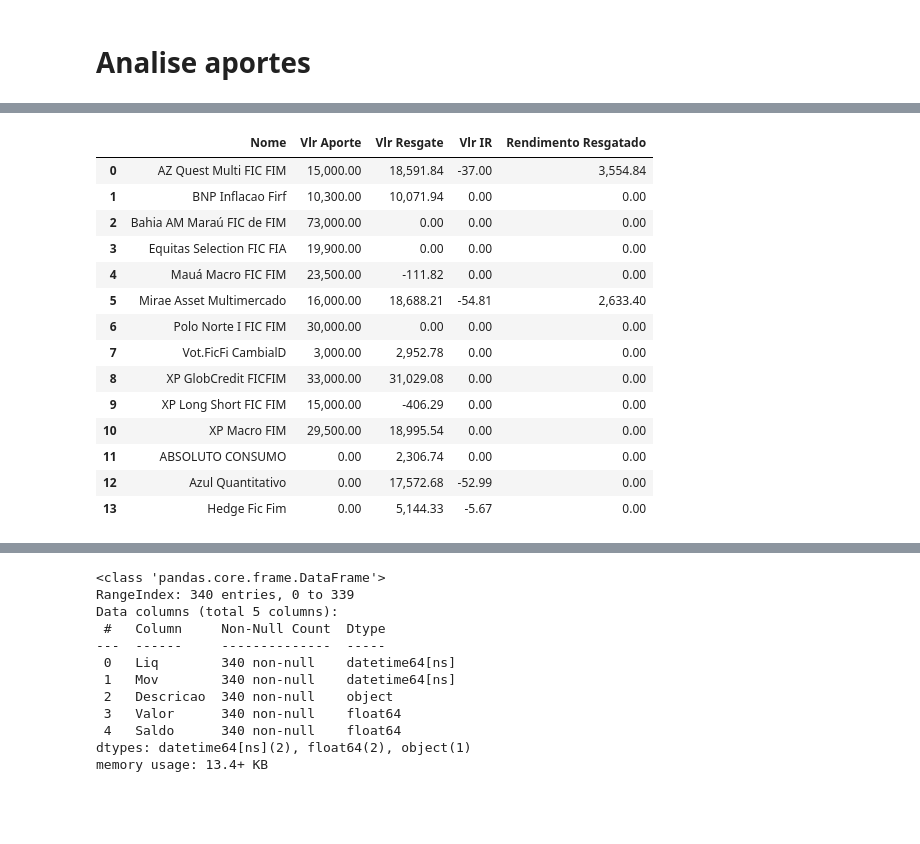
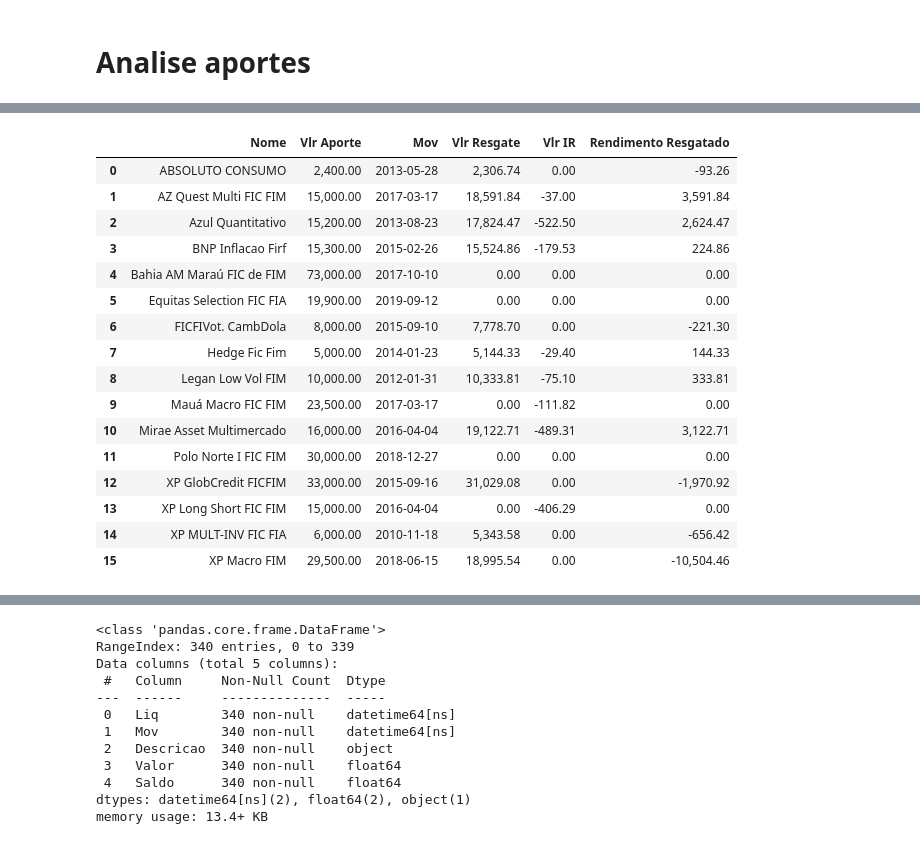
Before and after one commit to gabrielmlg/finance-app, a Jupyter notebook: notebooks/sandbox.ipynb, the cells around one changed output, grey strips where cells are left out. Saved outputs shown, nothing was run; the diff lists cells and outputs as text; code cells hidden in the pictures; blank space fills up the shorter version.

Commit message:
corrigindo o rendimento

```diff
--- a/notebooks/sandbox.ipynb
+++ b/notebooks/sandbox.ipynb
@@ -368,3 +336,15 @@ array(['XP Long Short FIC FIM', 'Equitas Selection FIC FIA',
+# %%
+def load_csv_extrato():
+        df = pd.read_csv('../datasets/extrato/Extrato 200091 JAN 2010 a JUN 2020.csv',
+                            sep=';', encoding='iso-8859-1', decimal=',')
+
+        df['Mov'] = pd.to_datetime(df['Mov'], format='%d/%m/%Y')
+        df['Liq'] = pd.to_datetime(df['Liq'], format='%d/%m/%Y')
+        df.rename(columns={'Hist__o': 'Descricao'}, inplace=True)
+
+        return df
+
+extract = load_csv_extrato()
 # %%
 fi_map = {
     'Equitas': 'Equitas Selection FIC FIA',
@@ -376,11 +356,16 @@ fi_map = {
     'MiraeMacroStrategy': 'Mirae Asset Multimercado ',
     'XP LONG SHORT': 'XP Long Short FIC FIM',
     'XP GlobCredit': 'XP GlobCredit FICFIM', # Falta posicao deste periodo
-    'Vot.FicFi CambialD': 'Vot.FicFi CambialD',  # idem
-    'BNP Inflacao Firf': 'BNP Inflacao Firf', # idem
+    'Vot.FicFi CambialD': 'FICFIVot. CambDola',  # idem
+    'FICFIVot. CambDola': 'FICFIVot. CambDola',
+    'Vot.FicFi CambialDol': 'FICFIVot. CambDola',
+    'Inflacao Firf': 'BNP Inflacao Firf', # idem
     'Azul QuantitativoFIM': 'Azul Quantitativo',
+    'QuantitativoFI': 'Azul Quantitativo',
     'ABSOLUTO CONSUMO': 'ABSOLUTO CONSUMO',
-    'Hedge Fic Fim': 'Hedge Fic Fim'
+    'Hedge Fic Fim': 'Hedge Fic Fim',
+    'Legan Low Vol FIM': 'Legan Low Vol FIM',
+    'XP MULT-INV FIC FIA': 'XP MULT-INV FIC FIA'
 }
 
 
@@ -394,20 +379,26 @@ def map_fi(x):
 
 
 def get_fi_extract(df):
-    df_  = df[df['Descricao'].str.contains('TED APLICA')]
-    df_['Nome'] = df_['Descricao'].apply(map_fi)
+    df_aportes  = df[df['Descricao'].str.contains('TED APLICA')]
+    df_aportes['Nome'] = df_aportes['Descricao'].apply(map_fi)
 
-    df_draw = df[df['Descricao'].str.contains('RESGATE')].drop(df[df['Descricao'].str.contains('IRRF S/RESGATE FUNDOS')].index)
-    df_draw_ir = df[df['Descricao'].str.contains('IRRF S/RESGATE FUNDOS')]
-    df_draw['Nome'] = df_draw['Descricao'].apply(map_fi)
-    df_draw_ir['Nome'] = df_draw_ir['Descricao'].apply(map_fi)
+    # display(df_[df_['Nome'] == 'unknown'])
+
+    df_resgates = df[df['Descricao'].str.contains('RESGATE')]\
+                                .drop(df[df['Descricao'].str.contains('IRRF S/RESGATE FUNDOS|IRRF S/ RESGATE FUNDOS')].index)
+
+    df_resgates_ir = df[df['Descricao'].str.contains('IRRF S/RESGATE FUNDOS|IRRF S/ RESGATE FUNDOS')]
+
+    df_resgates['Nome'] = df_resgates['Descricao'].apply(map_fi)
+    df_resgates_ir['Nome'] = df_resgates_ir['Descricao'].apply(map_fi)
     #df_['Nome'] = df_['Descricao'].map(lambda x: x.str.contains(fi_dict[0]))
-    return df_, df_draw, df_draw_ir
+    return df_aportes, df_resgates, df_resgates_ir
 
 def extrato_fis(df):
     df_fi_aportes, df_fi_resgates, df_fi_ir = get_fi_extract(df)
     df_fi_aportes = df_fi_aportes.groupby('Nome')\
-                                    .agg({'Valor': 'sum'})\
+                                    .agg({'Valor': 'sum',
+                                        'Mov': 'max'})\
                                     .reset_index()\
                                     .rename(columns={'Valor': 'Vlr Aporte'})
 
@@ -416,50 +407,56 @@ def extrato_fis(df):
                                     .reset_index()\
                                     .rename(columns={'Valor': 'Vlr Resgate'})
 
     df_fi_ir = df_fi_ir.groupby('Nome')\
                                     .agg({'Valor': 'sum'})\
                                     .reset_index()\
                                     .rename(columns={'Valor': 'Vlr IR'})
 
     df_group = df_fi_aportes.merge(
                                 df_fi_resgates,
                                 how='outer',
                                 left_on='Nome',
                                 right_on='Nome')\
                             .merge(df_fi_ir,
                                     how='left',
                                     left_on='Nome',
                                     right_on='Nome'
-                            )
+                            ).fillna(0)
 
     #display(df_fi_aportes)
     #display(df_fi_resgates)
 
     df_group['Vlr Aporte'] = df_group['Vlr Aporte'].abs()
-    df_group['Rendimento Resgatado'] = df_group['Vlr Resgate'] - df_group['Vlr Aporte'] - df_group['Vlr IR'].abs()
-    df_group['Rendimento Resgatado'] = df_group['Rendimento Resgatado'].fillna(0)
+    df_group['Rendimento Resgatado'] = np.where(df_group['Vlr Resgate'] > 0,
+                                                df_group['Vlr Resgate'] - df_group['Vlr Aporte'],
+                                                0)
+
+    #df_group['Vlr Resgate'] - df_group['Vlr Aporte'] - df_group['Vlr IR'].abs()
+    #df_group['Rendimento Resgatado'] = df_group['Rendimento Resgatado'].fillna(0)
     # df_group[df_group['Vlr Aporte'].isnull()]['Vlr Aporte'] = df_group[df_group['Vlr Aporte'].isnull()]['Vlr Resgate']
 
-    return df_group.fillna(0)
+    return df_group
 
 extrato_fi = extrato_fis(extract)
 
 
 extrato_fi
 # %% [output]
-|  | Nome | Vlr Aporte | Vlr Resgate | Vlr IR | Rendimento Resgatado |
-| 0 | AZ Quest Multi FIC FIM | 15,000.00 | 18,591.84 | -37.00 | 3,554.84 |
-| 1 | BNP Inflacao Firf | 10,300.00 | 10,071.94 | 0.00 | 0.00 |
-| 2 | Bahia AM Maraú FIC de FIM | 73,000.00 | 0.00 | 0.00 | 0.00 |
-| 3 | Equitas Selection FIC FIA | 19,900.00 | 0.00 | 0.00 | 0.00 |
-| 4 | Mauá Macro FIC FIM | 23,500.00 | -111.82 | 0.00 | 0.00 |
-| 5 | Mirae Asset Multimercado | 16,000.00 | 18,688.21 | -54.81 | 2,633.40 |
-| 6 | Polo Norte I FIC FIM | 30,000.00 | 0.00 | 0.00 | 0.00 |
-| 7 | Vot.FicFi CambialD | 3,000.00 | 2,952.78 | 0.00 | 0.00 |
-| 8 | XP GlobCredit FICFIM | 33,000.00 | 31,029.08 | 0.00 | 0.00 |
-| 9 | XP Long Short FIC FIM | 15,000.00 | -406.29 | 0.00 | 0.00 |
-| 10 | XP Macro FIM | 29,500.00 | 18,995.54 | 0.00 | 0.00 |
-| 11 | ABSOLUTO CONSUMO | 0.00 | 2,306.74 | 0.00 | 0.00 |
-| 12 | Azul Quantitativo | 0.00 | 17,572.68 | -52.99 | 0.00 |
-| 13 | Hedge Fic Fim | 0.00 | 5,144.33 | -5.67 | 0.00 |
+|  | Nome | Vlr Aporte | Mov | Vlr Resgate | Vlr IR | Rendimento Resgatado |
+| 0 | ABSOLUTO CONSUMO | 2,400.00 | 2013-05-28 | 2,306.74 | 0.00 | -93.26 |
+| 1 | AZ Quest Multi FIC FIM | 15,000.00 | 2017-03-17 | 18,591.84 | -37.00 | 3,591.84 |
+| 2 | Azul Quantitativo | 15,200.00 | 2013-08-23 | 17,824.47 | -522.50 | 2,624.47 |
+| 3 | BNP Inflacao Firf | 15,300.00 | 2015-02-26 | 15,524.86 | -179.53 | 224.86 |
+| 4 | Bahia AM Maraú FIC de FIM | 73,000.00 | 2017-10-10 | 0.00 | 0.00 | 0.00 |
+| 5 | Equitas Selection FIC FIA | 19,900.00 | 2019-09-12 | 0.00 | 0.00 | 0.00 |
+| 6 | FICFIVot. CambDola | 8,000.00 | 2015-09-10 | 7,778.70 | 0.00 | -221.30 |
+| 7 | Hedge Fic Fim | 5,000.00 | 2014-01-23 | 5,144.33 | -29.40 | 144.33 |
+| 8 | Legan Low Vol FIM | 10,000.00 | 2012-01-31 | 10,333.81 | -75.10 | 333.81 |
+| 9 | Mauá Macro FIC FIM | 23,500.00 | 2017-03-17 | 0.00 | -111.82 | 0.00 |
+| 10 | Mirae Asset Multimercado | 16,000.00 | 2016-04-04 | 19,122.71 | -489.31 | 3,122.71 |
+| 11 | Polo Norte I FIC FIM | 30,000.00 | 2018-12-27 | 0.00 | 0.00 | 0.00 |
+| 12 | XP GlobCredit FICFIM | 33,000.00 | 2015-09-16 | 31,029.08 | 0.00 | -1,970.92 |
+| 13 | XP Long Short FIC FIM | 15,000.00 | 2016-04-04 | 0.00 | -406.29 | 0.00 |
+| 14 | XP MULT-INV FIC FIA | 6,000.00 | 2010-11-18 | 5,343.58 | 0.00 | -656.42 |
+| 15 | XP Macro FIM | 29,500.00 | 2018-06-15 | 18,995.54 | 0.00 | -10,504.46 |
 # %%
```
Also changed, not shown: parts of 13 cells of this notebook, 6 other files.
